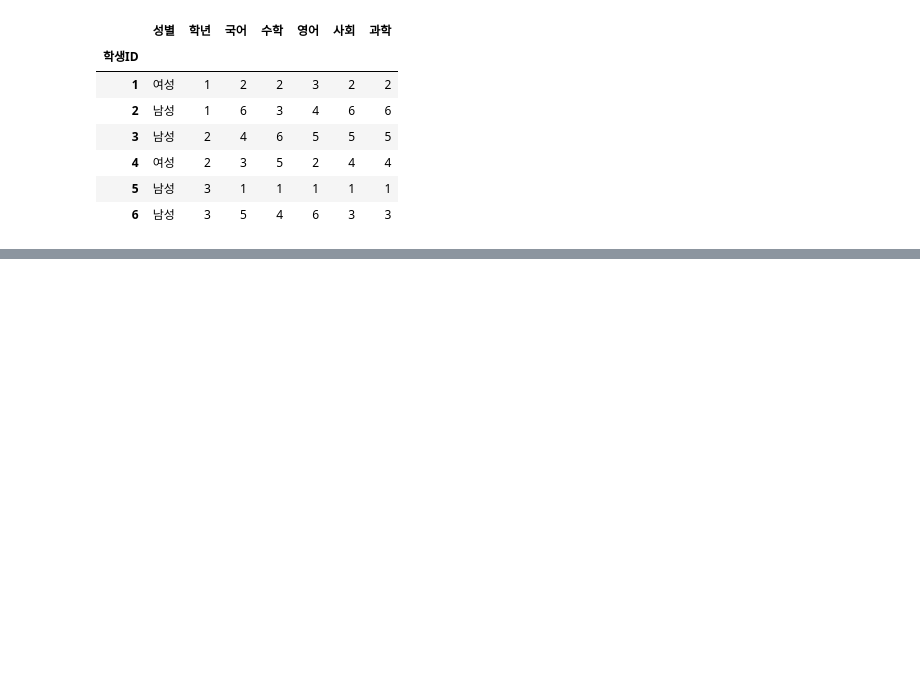
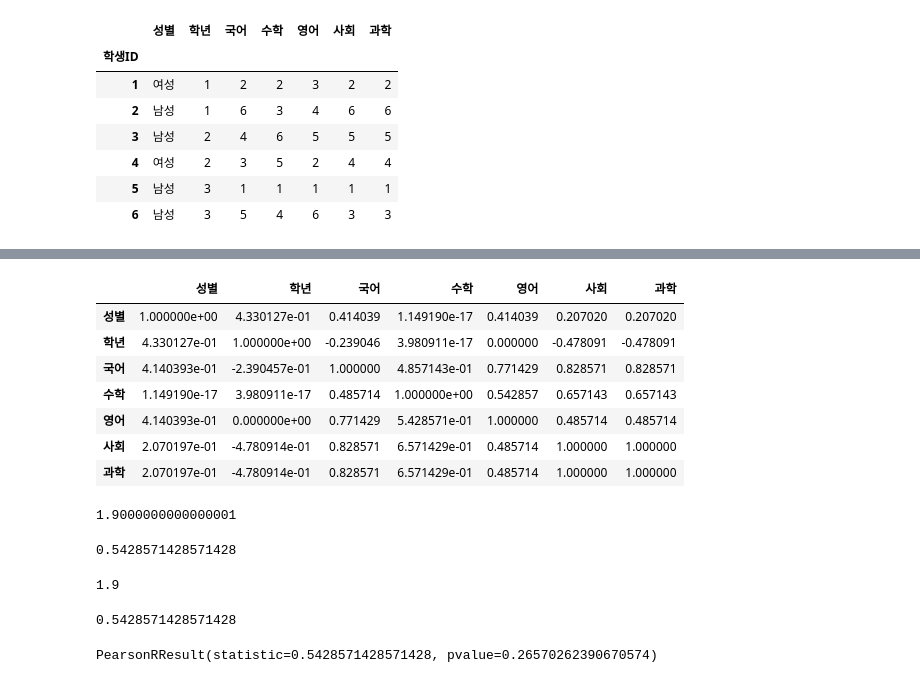
Before and after one commit to HongSeongMo/Bigdata_Analysis_Professional, a Jupyter notebook: 241018.ipynb, the cells around one changed output, grey strips where cells are left out. Saved outputs shown, nothing was run; the diff lists cells and outputs as text; code cells hidden in the pictures; blank space fills up the shorter version.

```diff
--- a/241018.ipynb
+++ b/241018.ipynb
@@ -557,0 +581,31 @@ df
+# %%
+df.corr()
+# %% [output]
+|  | 성별 | 학년 | 국어 | 수학 | 영어 | 사회 | 과학 |
+| 성별 | 1.000000e+00 | 4.330127e-01 | 0.414039 | 1.149190e-17 | 0.414039 | 0.207020 | 0.207020 |
+| 학년 | 4.330127e-01 | 1.000000e+00 | -0.239046 | 3.980911e-17 | 0.000000 | -0.478091 | -0.478091 |
+| 국어 | 4.140393e-01 | -2.390457e-01 | 1.000000 | 4.857143e-01 | 0.771429 | 0.828571 | 0.828571 |
+| 수학 | 1.149190e-17 | 3.980911e-17 | 0.485714 | 1.000000e+00 | 0.542857 | 0.657143 | 0.657143 |
+| 영어 | 4.140393e-01 | 0.000000e+00 | 0.771429 | 5.428571e-01 | 1.000000 | 0.485714 | 0.485714 |
+| 사회 | 2.070197e-01 | -4.780914e-01 | 0.828571 | 6.571429e-01 | 0.485714 | 1.000000 | 1.000000 |
+| 과학 | 2.070197e-01 | -4.780914e-01 | 0.828571 | 6.571429e-01 | 0.485714 | 1.000000 | 1.000000 |
+# %%
+df.cov().iloc[3,4]
+# %% [output]
+1.9000000000000001
+# %%
+df.corr().iloc[3,4]
+# %% [output]
+0.5428571428571428
+# %%
+st.covariance(df['수학'], df['영어'])
+# %% [output]
+1.9
+# %%
+st.correlation(df['수학'], df['영어'])
+# %% [output]
+0.5428571428571428
+# %%
+stats.pearsonr(df['수학'], df['영어'])
+# %% [output]
+PearsonRResult(statistic=0.5428571428571428, pvalue=0.26570262390670574)
```
Also changed, not shown: parts of 7 cells of this notebook.
